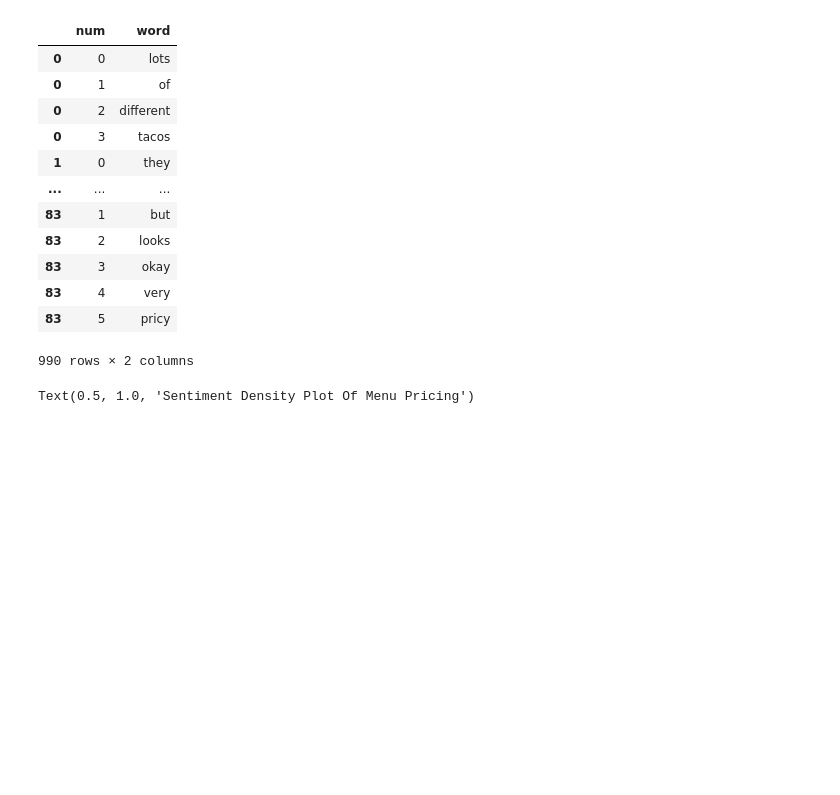
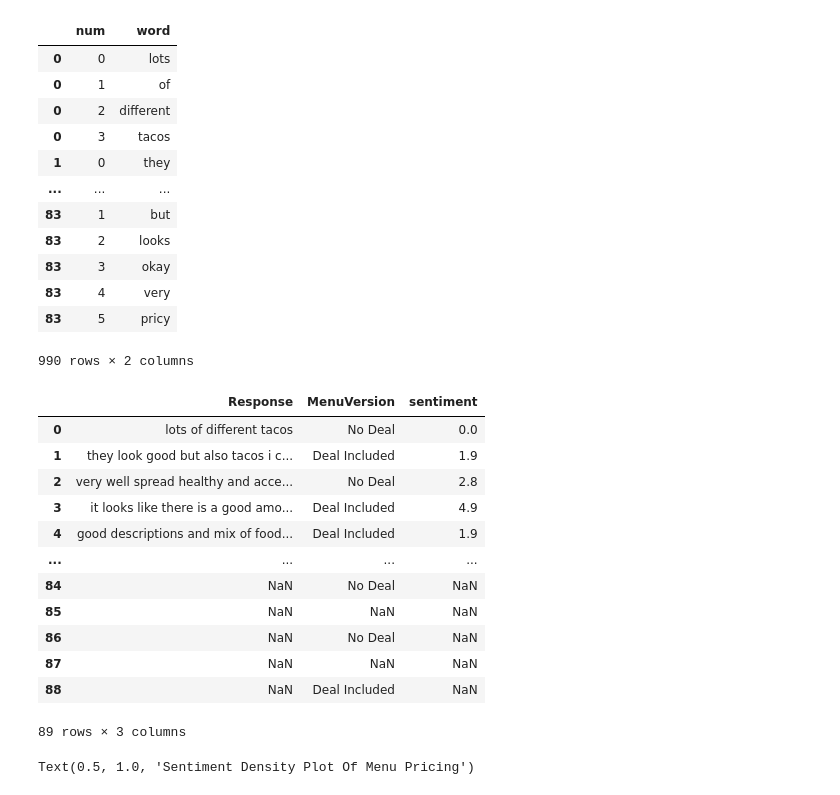
Before and after one commit to Elijah-Andrae56/MKTG_390_Survey_Analysis, a Jupyter notebook: mktg_390.ipynb, the cells around one changed output. Drawn from its saved outputs; the diff is of its cells as text; code cells hidden in the pictures; blank space fills up the shorter version.

```diff
--- a/mktg_390.ipynb
+++ b/mktg_390.ipynb
@@ -226,15 +226,30 @@ tidy_thoughts
 # %%
 thoughts_polarity = tidy_thoughts.merge(sent, left_on='word', right_index=True, how='left')
 
 thoughts_polarity['polarity'].fillna(
     value=0,
     inplace=True)
 
 thoughts_polarity_total = thoughts_polarity.groupby(level=0)['polarity'].sum()
 
 survey_menu_thoughts['sentiment'] = thoughts_polarity_total
 
 positive_responses = survey_menu_thoughts.sort_values(by='sentiment', ascending=False)
+survey_menu_thoughts['sentiment']
+# %% [output]
+|  | Response | MenuVersion | sentiment |
+| 0 | lots of different tacos | No Deal | 0.0 |
+| 1 | they look good but also tacos i c... | Deal Included | 1.9 |
+| 2 | very well spread healthy and acce... | No Deal | 2.8 |
+| 3 | it looks like there is a good amo... | Deal Included | 4.9 |
+| 4 | good descriptions and mix of food... | Deal Included | 1.9 |
+| ... | ... | ... | ... |
+| 84 | NaN | No Deal | NaN |
+| 85 | NaN | NaN | NaN |
+| 86 | NaN | No Deal | NaN |
+| 87 | NaN | NaN | NaN |
+| 88 | NaN | Deal Included | NaN |
+89 rows × 3 columns
 # %%
 sns.kdeplot(survey_menu_thoughts, x='sentiment', hue='MenuVersion')
 plt.title('Sentiment Density Plot Of Menu Pricing')
```
Also changed, not shown: parts of 2 cells of this notebook, 1 other file.
